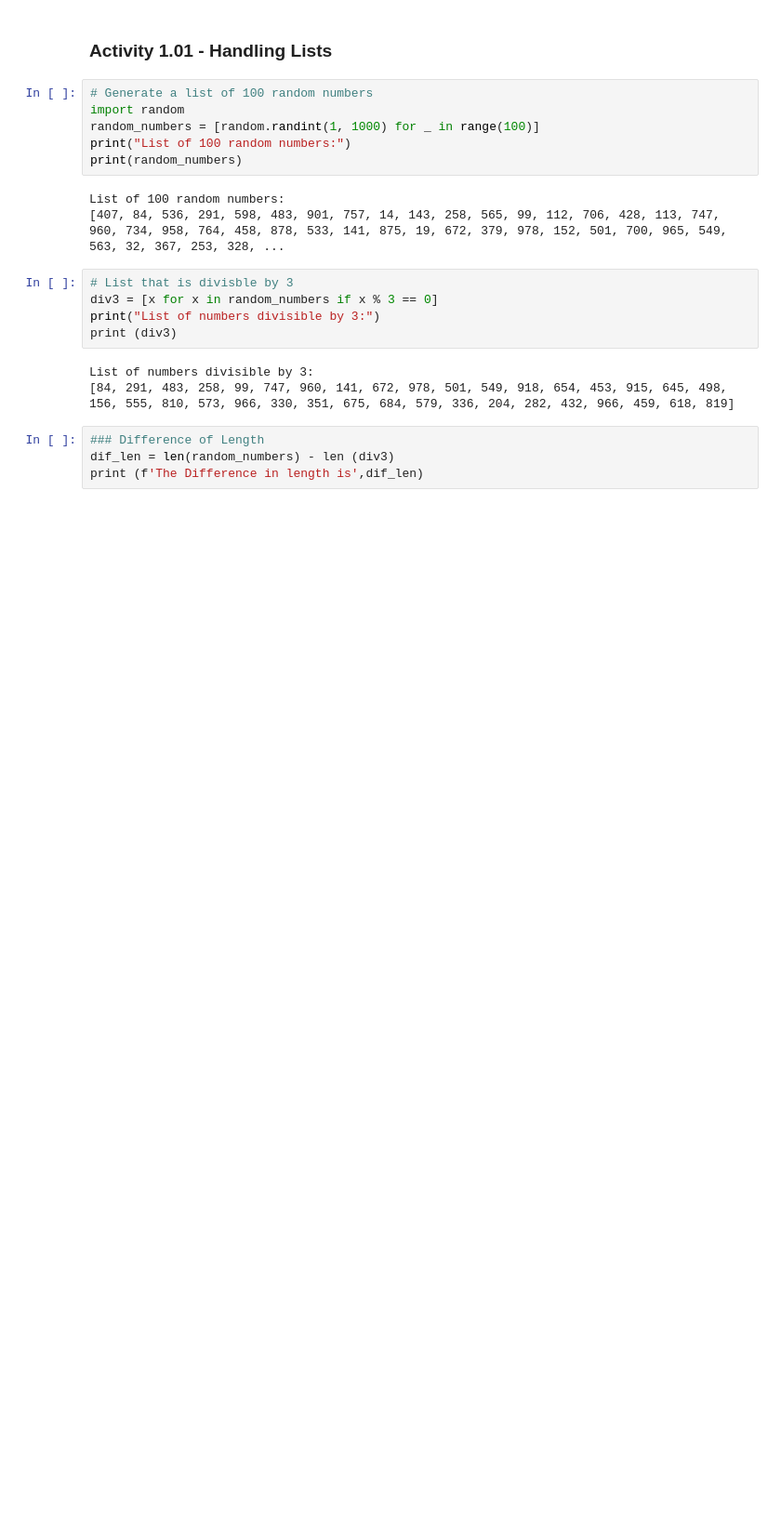
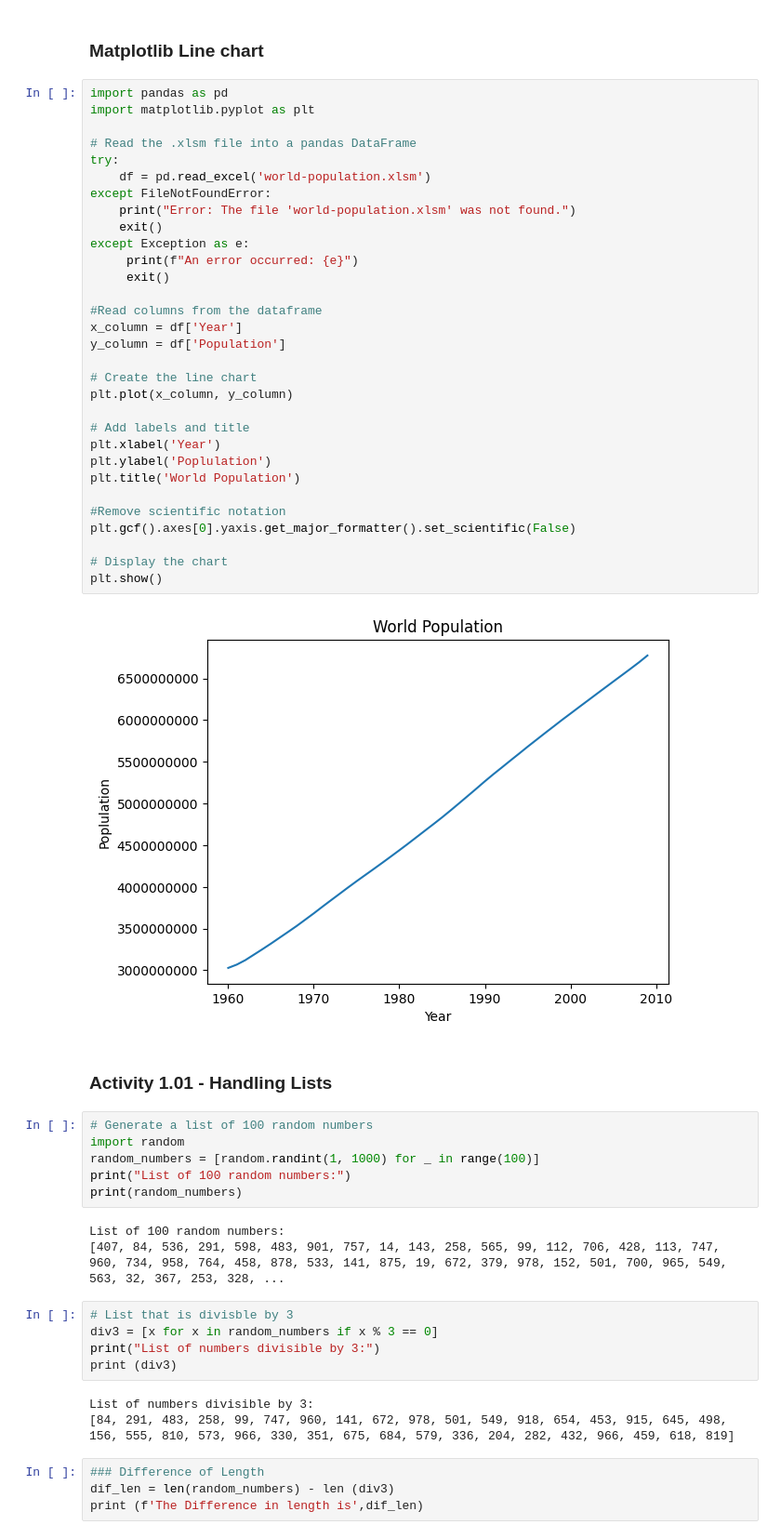
Before and after one commit to surenther/Data-Wrangling, a Jupyter notebook: Week 1-2/Surenther_DSC540_Week1.ipynb, the cells around one changed output. Shown at 93% size. Saved outputs shown, nothing was run; the diff lists cells and outputs as text; blank space fills up the shorter version.

Commit message:
Updated Matplotlib

```diff
--- a/Week 1-2/Surenther_DSC540_Week1.ipynb
+++ b/Week 1-2/Surenther_DSC540_Week1.ipynb
@@ -1,3 +1,38 @@
+# %% [markdown]
+### Matplotlib Line chart
+# %%
+import pandas as pd
+import matplotlib.pyplot as plt
+
+# Read the .xlsm file into a pandas DataFrame
+try:
+    df = pd.read_excel('world-population.xlsm')
+except FileNotFoundError:
+    print("Error: The file 'world-population.xlsm' was not found.")
+    exit()
+except Exception as e:
+     print(f"An error occurred: {e}")
+     exit()
+
+#Read columns from the dataframe
+x_column = df['Year']
+y_column = df['Population']
+
+# Create the line chart
+plt.plot(x_column, y_column)
+
+# Add labels and title
+plt.xlabel('Year')
+plt.ylabel('Poplulation')
+plt.title('World Population')
+
+#Remove scientific notation
+plt.gcf().axes[0].yaxis.get_major_formatter().set_scientific(False)
+
+# Display the chart
+plt.show()
+# %% [output]
+[figure, added]
 # %% [markdown]
 ### Activity 1.01 - Handling Lists
 # %%
```
Also changed, not shown: parts of 1 cell of this notebook, 1 other file.
